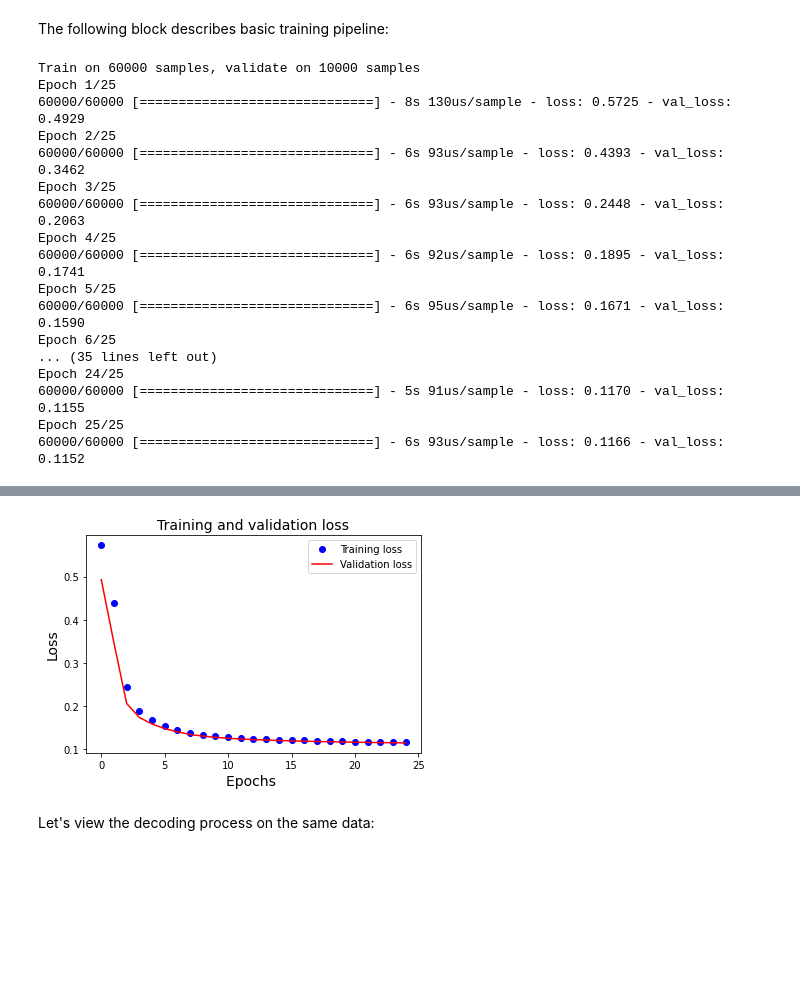
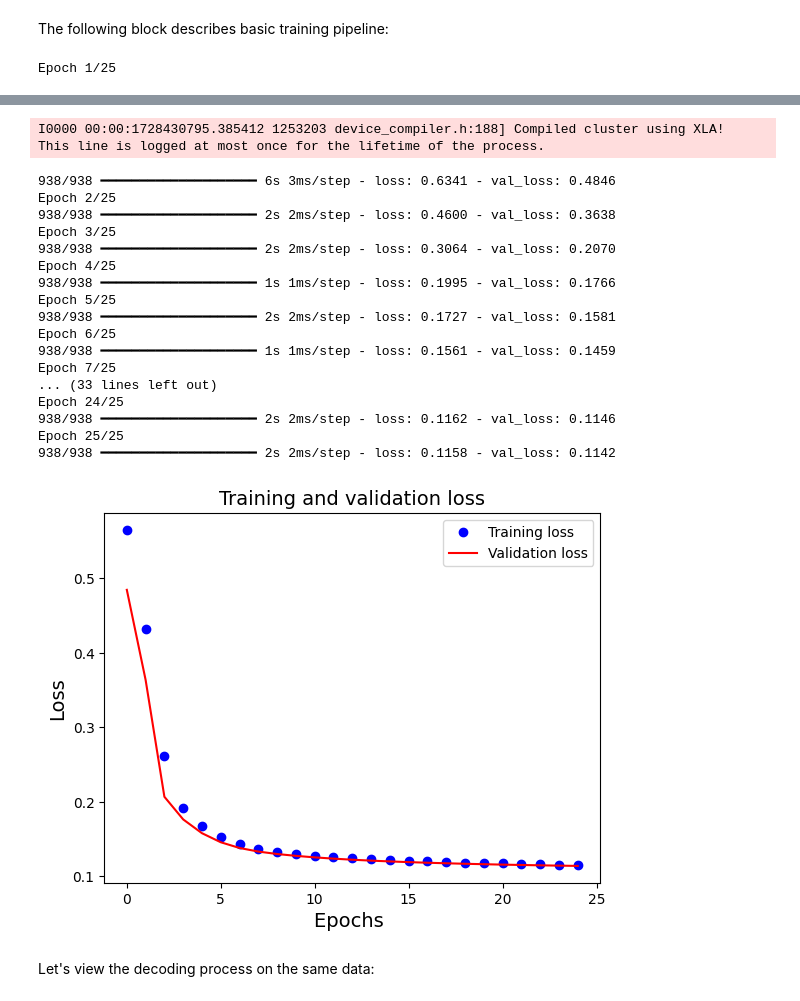
Before and after one commit to CzJLee/Denoising-Autoencoders-Codelab, a Jupyter notebook: Denoising-Autoencoder-using-Tensorflow.ipynb, the cells around one changed output, grey strips where cells are left out. Saved outputs shown, nothing was run; the diff lists cells and outputs as text; code cells hidden in the pictures; blank space fills up the shorter version.

```diff
--- a/Denoising-Autoencoder-using-Tensorflow.ipynb
+++ b/Denoising-Autoencoder-using-Tensorflow.ipynb
@@ -218,7 +240,7 @@ num_workers = 2
 
 # initialize the training configurations such as optimizer, loss function and accuracy metrics
 encoder_decoder_model.compile(
-    optimizer=tf.compat.v1.train.AdamOptimizer(learning_rate=learning_rate),
+    optimizer=tf.keras.optimizers.Adam(learning_rate=learning_rate),
     loss=cost_function,
     metrics=None
 )
@@ -229,27 +251,10 @@ results = encoder_decoder_model.fit(
     epochs=num_epochs,
     batch_size=batch_size_to_set,
     validation_data=(test_noisy_imgs, test_imgs_data),
-    workers=num_workers,
     shuffle=True
 )
 
 # visualize train and val losses
 plot_losses(results)
 # %% [output]
-Train on 60000 samples, validate on 10000 samples
 Epoch 1/25
-60000/60000 [==============================] - 8s 130us/sample - loss: 0.5725 - val_loss: 0.4929
-Epoch 2/25
-60000/60000 [==============================] - 6s 93us/sample - loss: 0.4393 - val_loss: 0.3462
-Epoch 3/25
-60000/60000 [==============================] - 6s 93us/sample - loss: 0.2448 - val_loss: 0.2063
-Epoch 4/25
-60000/60000 [==============================] - 6s 92us/sample - loss: 0.1895 - val_loss: 0.1741
-Epoch 5/25
-60000/60000 [==============================] - 6s 95us/sample - loss: 0.1671 - val_loss: 0.1590
-Epoch 6/25
-... (35 lines left out)
-Epoch 24/25
-60000/60000 [==============================] - 5s 91us/sample - loss: 0.1170 - val_loss: 0.1155
-Epoch 25/25
-60000/60000 [==============================] - 6s 93us/sample - loss: 0.1166 - val_loss: 0.1152
@@ -256,4 +268,22 @@ Epoch 25/25
+I0000 00:00:1728430795.385412 1253203 device_compiler.h:188] Compiled cluster using XLA!  This line is logged at most once for the lifetime of the process.
+938/938 ━━━━━━━━━━━━━━━━━━━━ 6s 3ms/step - loss: 0.6341 - val_loss: 0.4846
+Epoch 2/25
+938/938 ━━━━━━━━━━━━━━━━━━━━ 2s 2ms/step - loss: 0.4600 - val_loss: 0.3638
+Epoch 3/25
+938/938 ━━━━━━━━━━━━━━━━━━━━ 2s 2ms/step - loss: 0.3064 - val_loss: 0.2070
+Epoch 4/25
+938/938 ━━━━━━━━━━━━━━━━━━━━ 1s 1ms/step - loss: 0.1995 - val_loss: 0.1766
+Epoch 5/25
+938/938 ━━━━━━━━━━━━━━━━━━━━ 2s 2ms/step - loss: 0.1727 - val_loss: 0.1581
+Epoch 6/25
+938/938 ━━━━━━━━━━━━━━━━━━━━ 1s 1ms/step - loss: 0.1561 - val_loss: 0.1459
+Epoch 7/25
+... (33 lines left out)
+Epoch 24/25
+938/938 ━━━━━━━━━━━━━━━━━━━━ 2s 2ms/step - loss: 0.1162 - val_loss: 0.1146
+Epoch 25/25
+938/938 ━━━━━━━━━━━━━━━━━━━━ 2s 2ms/step - loss: 0.1158 - val_loss: 0.1142
-[figure, old version]
+[figure, new version]
 # %% [markdown]
 Let's view the decoding process on the same data:
 # %%
```
Also changed, not shown: parts of 7 cells of this notebook, 1 other file.
